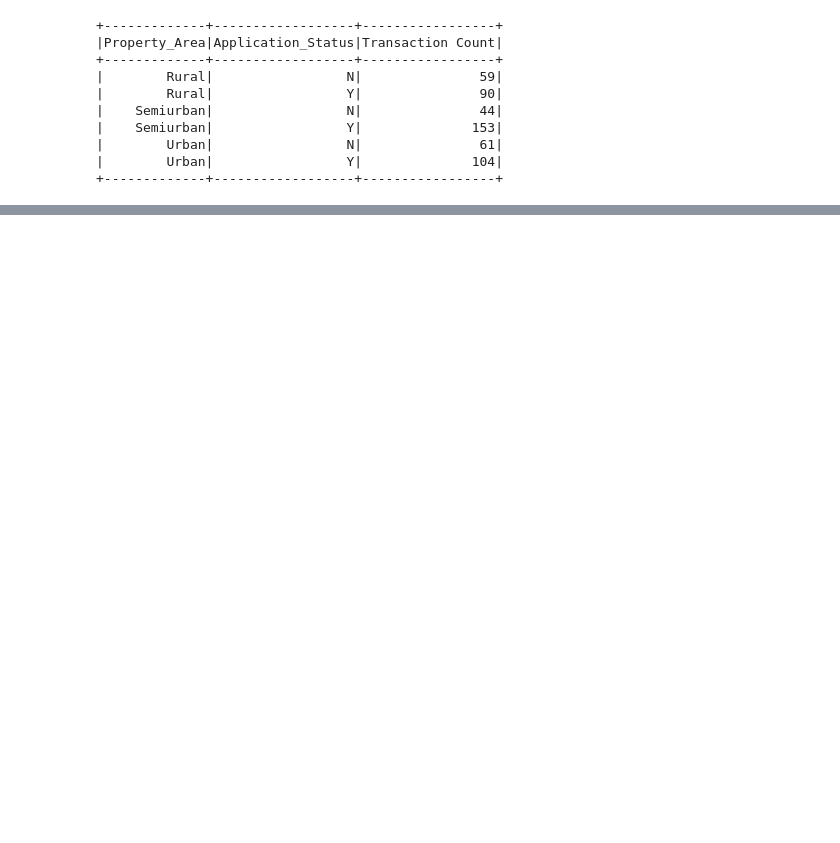
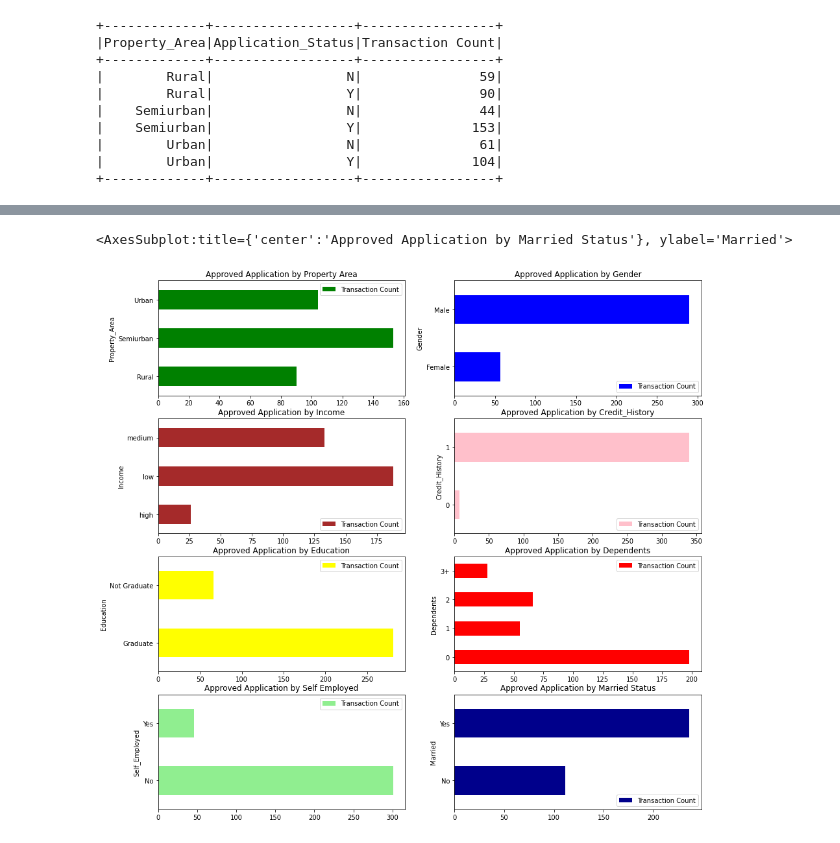
Before and after one commit to lekhuv/DataEngineering-Capstone-Project, a Jupyter notebook: LoanDataVisualization.ipynb, the cells around one changed output, grey strips where cells are left out. Cells and saved outputs as stored; diff of their text form; code cells hidden in the pictures; blank space fills up the shorter version.

```diff
--- a/LoanDataVisualization.ipynb
+++ b/LoanDataVisualization.ipynb
@@ -222,0 +140,22 @@ Attempting non-optimization as 'spark.sql.execution.arrow.pyspark.fallback.enabl
+# %%
+df_loan_pd = df_loan.filter((df_loan.Application_Status=='Y')) \
+        .groupBy('Income', 'Married','Gender','Credit_History', 'Dependents','Education', 'Property_Area','Self_Employed') \
+        .agg(count('Application_ID').alias('Transaction Count')) \
+        .orderBy('Transaction Count', ascending=False).toPandas()
+
+fig, axes = plt.subplots(nrows=4, ncols=2, figsize=(15, 15))
+
+df_loan_pd.groupby('Property_Area').agg({'Transaction Count':'sum'}).plot(kind='barh', color='g', ax=axes[0][0], title='Approved Application by Property Area')
+df_loan_pd.groupby('Gender').agg({'Transaction Count':'sum'}).plot(kind='barh', color='b', ax=axes[0][1], title='Approved Application by Gender')
+
+df_loan_pd.groupby('Income').agg({'Transaction Count':'sum'}).plot(kind='barh',color='brown', ax=axes[1][0], title='Approved Application by Income')
+df_loan_pd.groupby('Credit_History').agg({'Transaction Count':'sum'}).plot(kind='barh', color='pink', ax=axes[1][1], title='Approved Application by Credit_History')
+
+df_loan_pd.groupby('Education').agg({'Transaction Count':'sum'}).plot(kind='barh', color='yellow', ax=axes[2][0], title='Approved Application by Education')
+df_loan_pd.groupby('Dependents').agg({'Transaction Count':'sum'}).plot(kind='barh', color='r', ax=axes[2][1], title='Approved Application by Dependents')
+
+df_loan_pd.groupby('Self_Employed').agg({'Transaction Count':'sum'}).plot(kind='barh', color='lightgreen', ax=axes[3][0], title='Approved Application by Self Employed')
+df_loan_pd.groupby('Married').agg({'Transaction Count':'sum'}).plot(kind='barh', color='darkblue', ax=axes[3][1], title='Approved Application by Married Status')
+# %% [output]
+<AxesSubplot:title={'center':'Approved Application by Married Status'}, ylabel='Married'>
+[figure, added]
```
Also changed, not shown: parts of 11 cells of this notebook.
